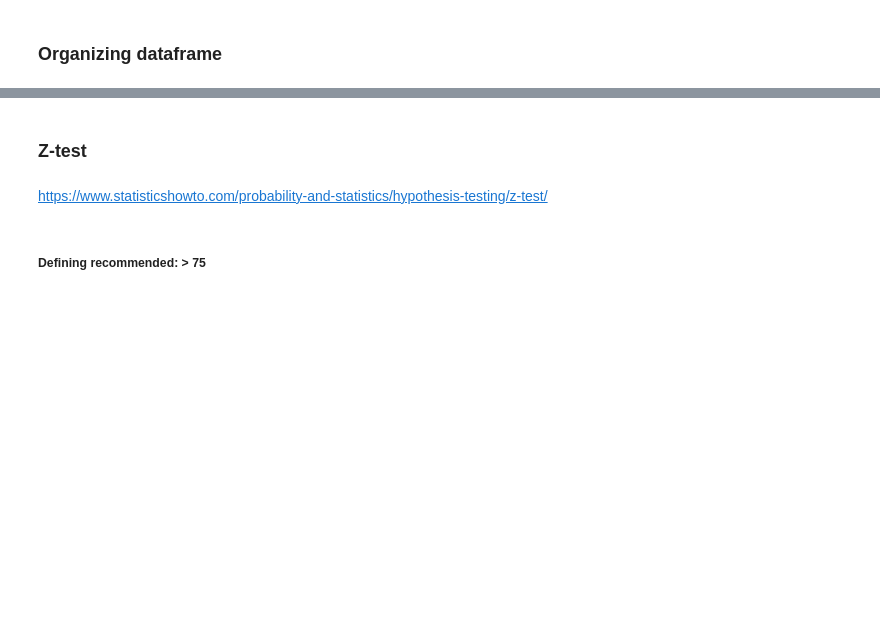
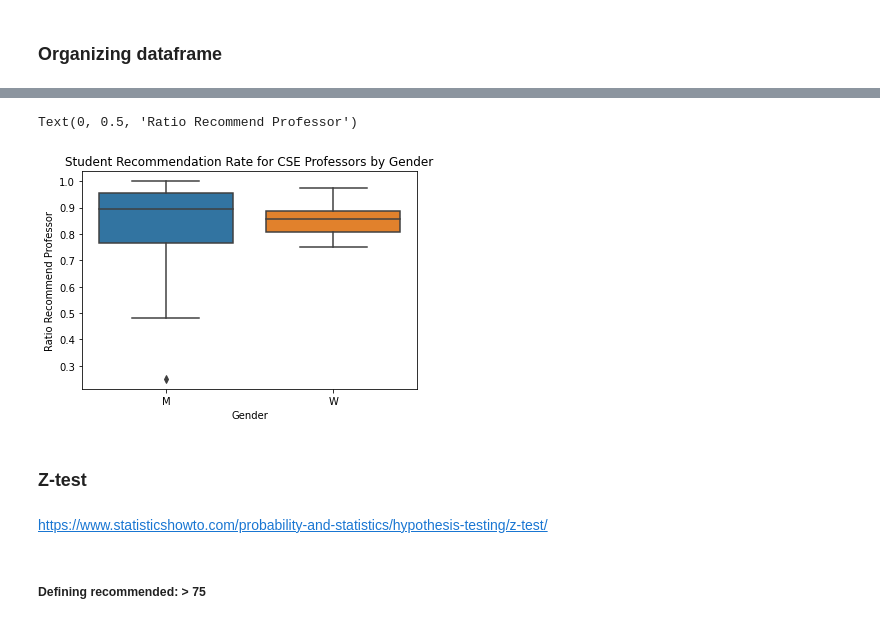
Before and after one commit to nihabhaskar/CSE_194_Project, a Jupyter notebook: stats.ipynb, the cells around one changed output, grey strips where cells are left out. Drawn from its saved outputs; the diff is of its cells as text; code cells hidden in the pictures; blank space fills up the shorter version.

```diff
--- a/stats.ipynb
+++ b/stats.ipynb
@@ -31,3 +73,12 @@ Name: 20, dtype: object
+# %%
+# Box Plots to see range of reccomendations for professors base on gender
+ax_cse_rec_box = sns.boxplot(x="gender", y="rec_percent", data=df_cse_rec_avg)
+ax_cse_rec_box.set_title('Student Recommendation Rate for CSE Professors by Gender')
+plt.xlabel('Gender')
+plt.ylabel('Ratio Recommend Professor')
+# %% [output]
+Text(0, 0.5, 'Ratio Recommend Professor')
+[figure, added]
 # %% [markdown]
 ### Z-test
 # %% [markdown]
```
Also changed, not shown: parts of 17 cells of this notebook.
